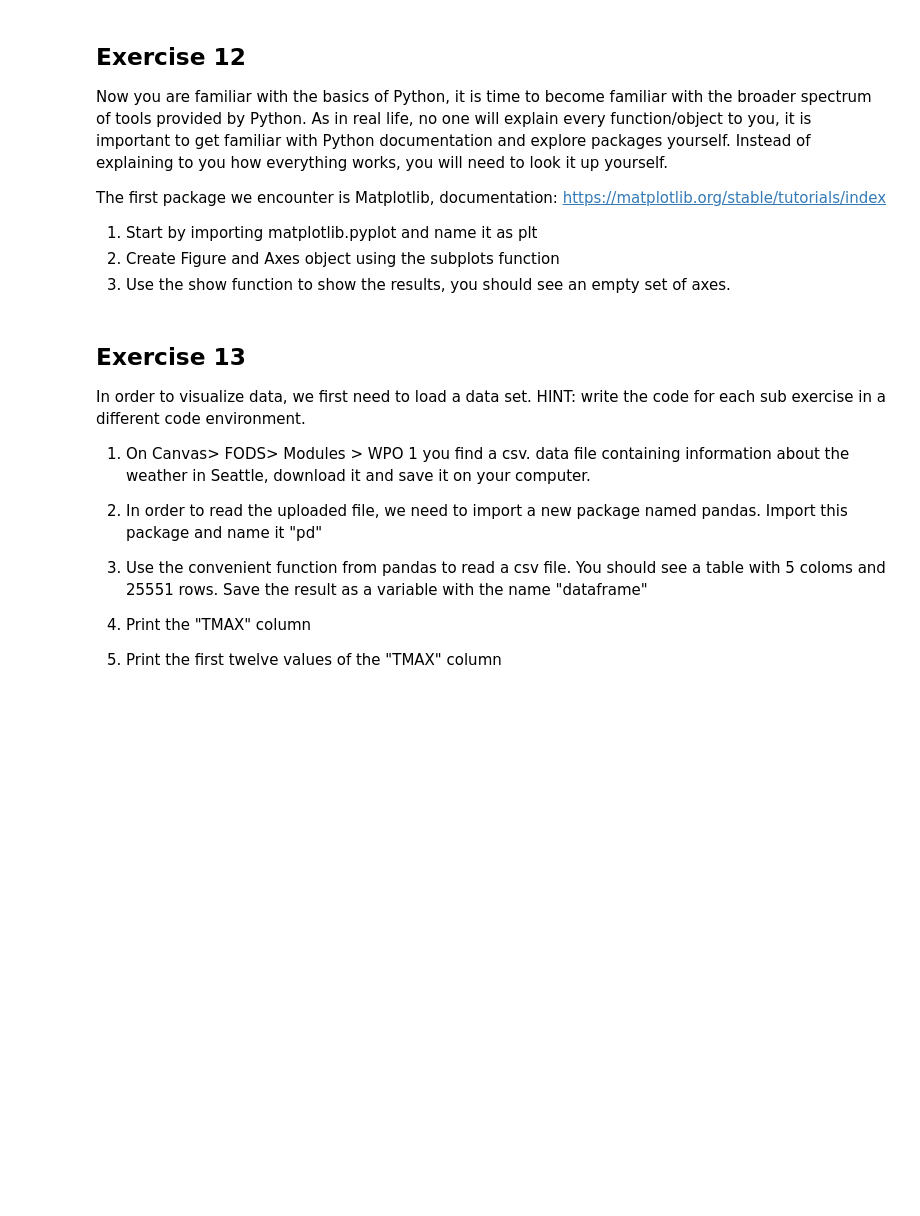
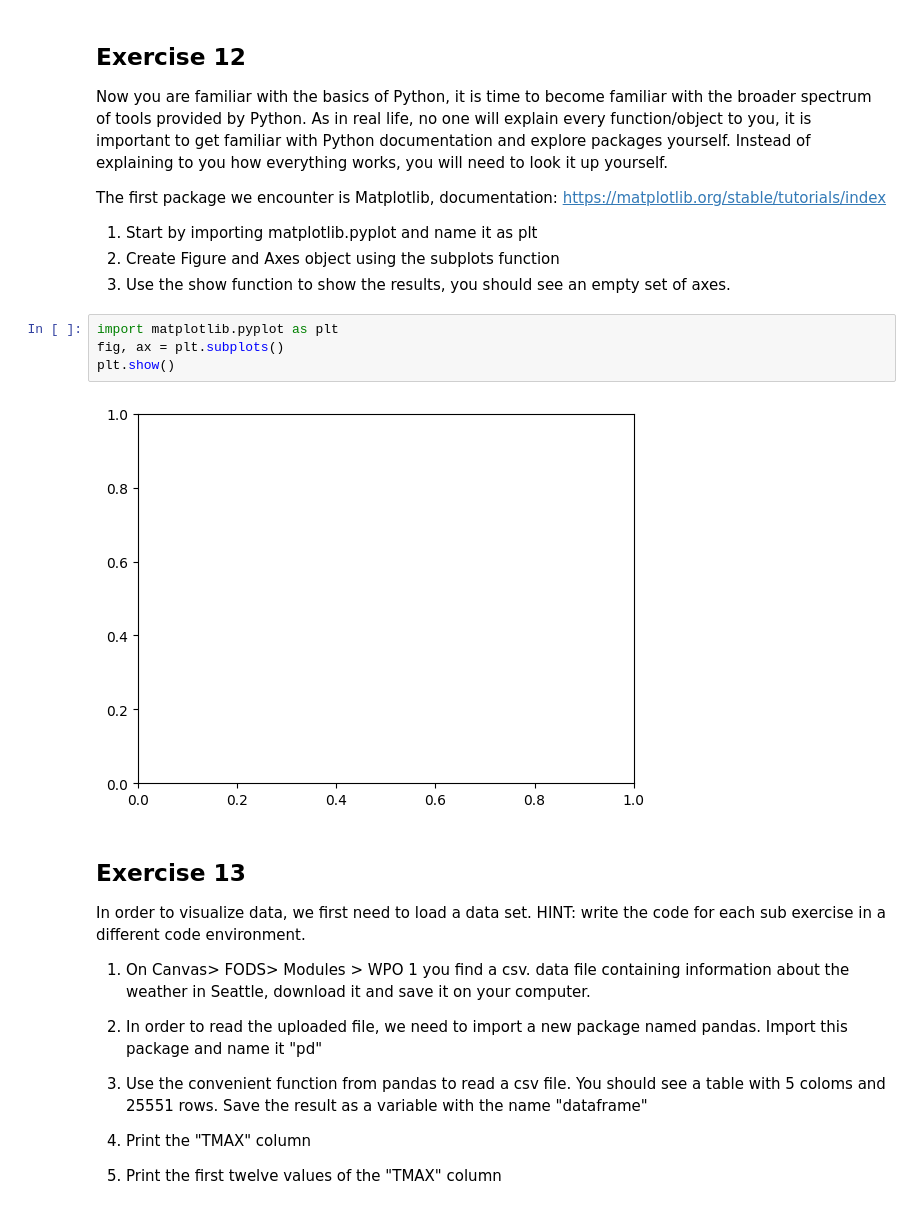
Before and after one commit to karagoz-matias/Data-Science-WPO, a Jupyter notebook: exercise_session_1.ipynb, the cells around one changed output. Drawn from its saved outputs; the diff is of its cells as text; blank space fills up the shorter version.

```diff
--- a/exercise_session_1.ipynb
+++ b/exercise_session_1.ipynb
@@ -227,6 +332,12 @@ The first package we encounter is Matplotlib, documentation: https://matplotlib.
 1.   Start by importing matplotlib.pyplot and name it as plt
 2.   Create Figure and Axes object using the subplots function
 3.   Use the show function to show the results, you should see an empty set of axes.
+# %%
+import matplotlib.pyplot as plt
+fig, ax = plt.subplots()
+plt.show()
+# %% [output]
+[figure, added]
 # %% [markdown]
 ## Exercise 13
 
```
Also changed, not shown: parts of 19 cells of this notebook.
